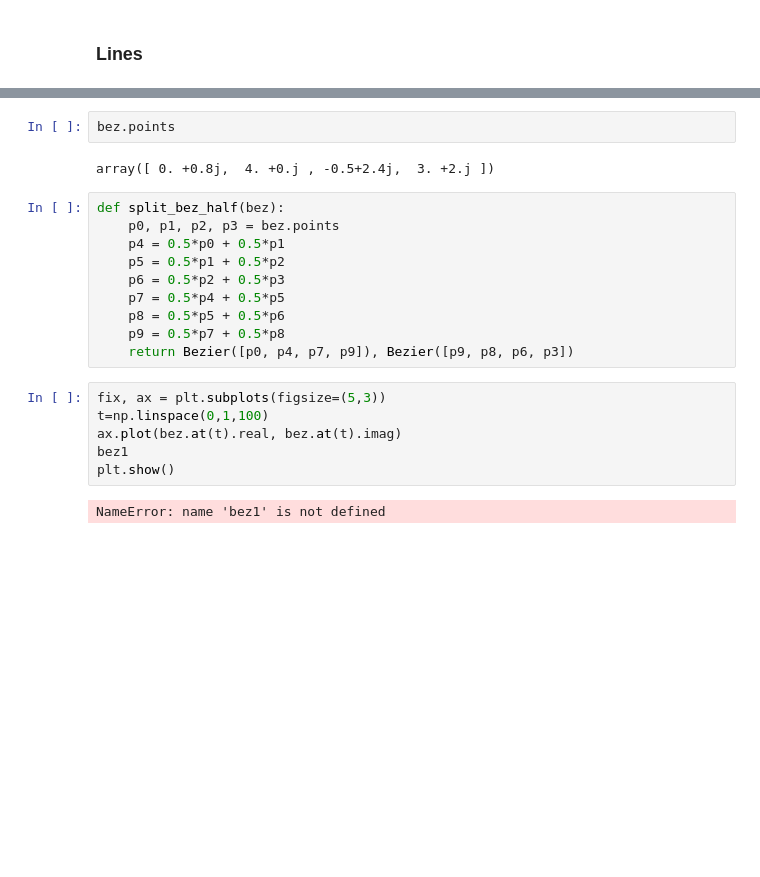
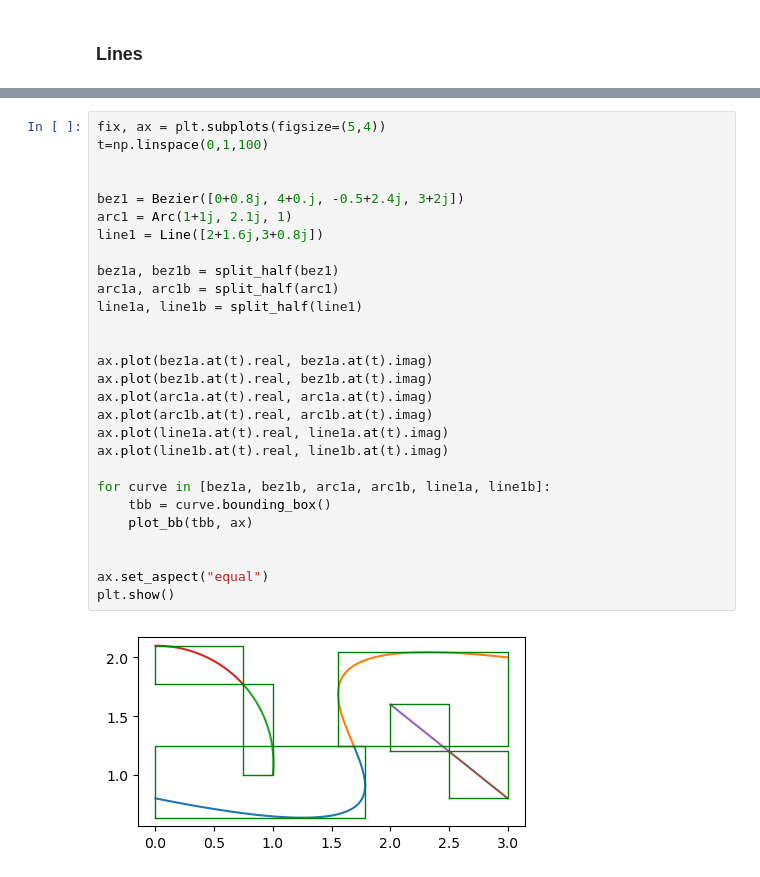
Before and after one commit to crossbow911/Matcha, a Jupyter notebook: Test_Cases.ipynb, the cells around one changed output, grey strips where cells are left out. Cells and saved outputs as stored; diff of their text form; blank space fills up the shorter version.

```diff
--- a/Test_Cases.ipynb
+++ b/Test_Cases.ipynb
@@ -356,22 +208,30 @@ function splitcurve()
-# %%
-bez.points
-# %% [output]
-array([ 0. +0.8j,  4. +0.j , -0.5+2.4j,  3. +2.j ])
-# %%
-def split_bez_half(bez):
-    p0, p1, p2, p3 = bez.points
-    p4 = 0.5*p0 + 0.5*p1
-    p5 = 0.5*p1 + 0.5*p2
-    p6 = 0.5*p2 + 0.5*p3
-    p7 = 0.5*p4 + 0.5*p5
-    p8 = 0.5*p5 + 0.5*p6
-    p9 = 0.5*p7 + 0.5*p8
-    return Bezier([p0, p4, p7, p9]), Bezier([p9, p8, p6, p3])
-# %%
-fix, ax = plt.subplots(figsize=(5,3))
-t=np.linspace(0,1,100)
-ax.plot(bez.at(t).real, bez.at(t).imag)
-bez1
-plt.show()
-# %% [output]
-NameError: name 'bez1' is not defined
+# %%
+fix, ax = plt.subplots(figsize=(5,4))
+t=np.linspace(0,1,100)
+
+
+bez1 = Bezier([0+0.8j, 4+0.j, -0.5+2.4j, 3+2j])
+arc1 = Arc(1+1j, 2.1j, 1)
+line1 = Line([2+1.6j,3+0.8j])
+
+bez1a, bez1b = split_half(bez1)
+arc1a, arc1b = split_half(arc1)
+line1a, line1b = split_half(line1)
+
+
+ax.plot(bez1a.at(t).real, bez1a.at(t).imag)
+ax.plot(bez1b.at(t).real, bez1b.at(t).imag)
+ax.plot(arc1a.at(t).real, arc1a.at(t).imag)
+ax.plot(arc1b.at(t).real, arc1b.at(t).imag)
+ax.plot(line1a.at(t).real, line1a.at(t).imag)
+ax.plot(line1b.at(t).real, line1b.at(t).imag)
+
+for curve in [bez1a, bez1b, arc1a, arc1b, line1a, line1b]:
+    tbb = curve.bounding_box()
+    plot_bb(tbb, ax)
+
+
+ax.set_aspect("equal")
+plt.show()
+# %% [output]
+[figure, added]
```
Also changed, not shown: parts of 23 cells of this notebook, 1 other file.
